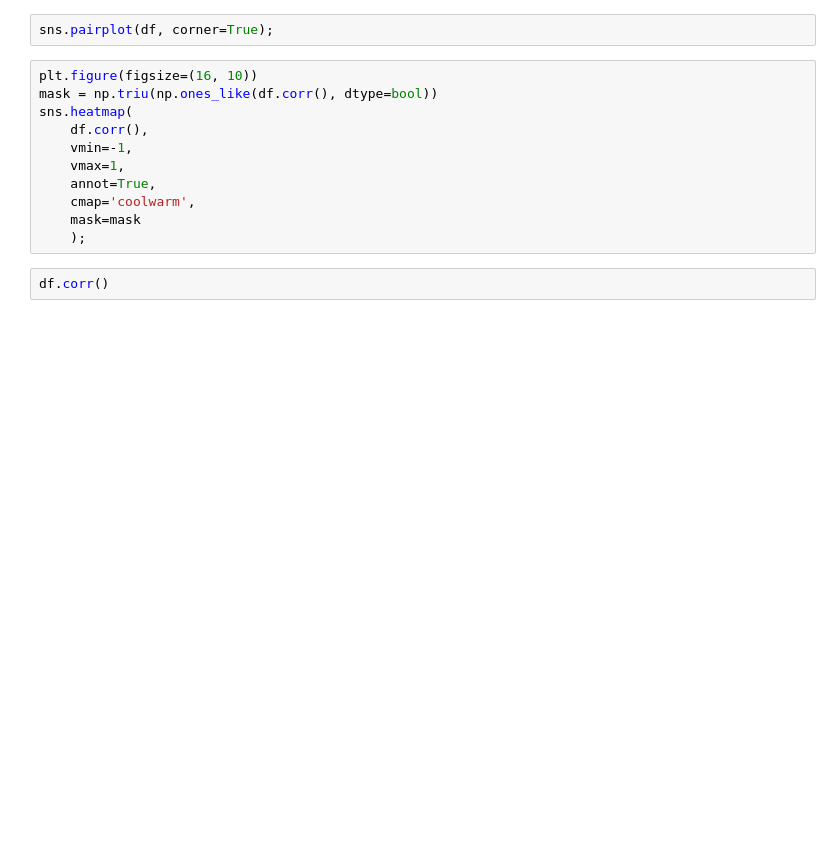
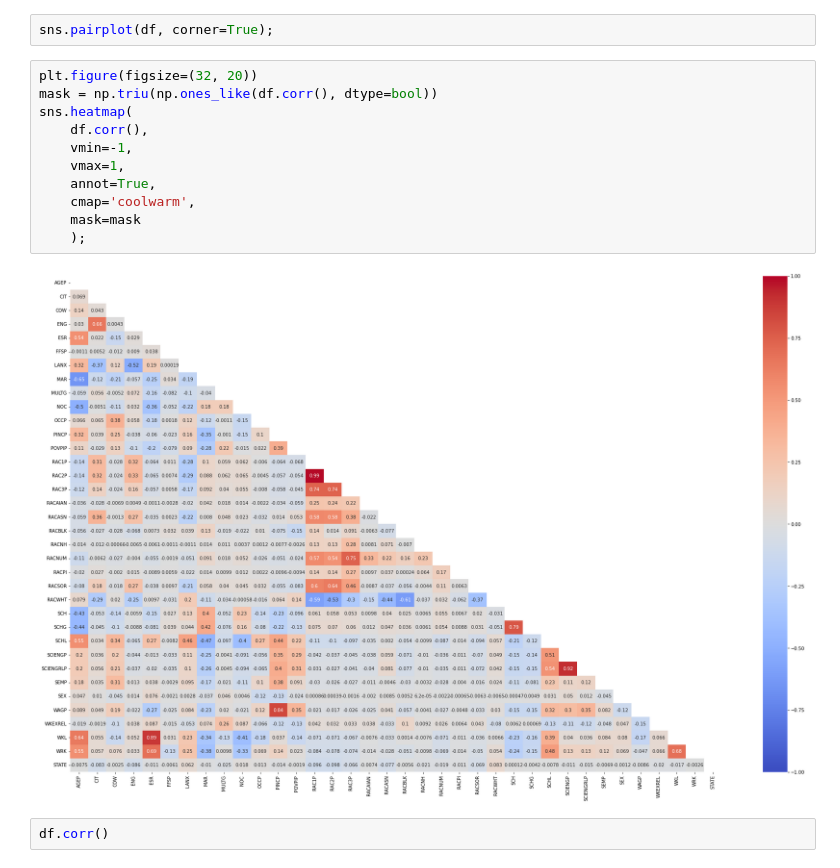
Before and after one commit to brandiehatch/capstone, a Jupyter notebook: 02-eda-capstone.ipynb, the cells around one changed output. Cells and saved outputs as stored; diff of their text form; blank space fills up the shorter version.

```diff
--- a/02-eda-capstone.ipynb
+++ b/02-eda-capstone.ipynb
@@ -118,16 +118,18 @@ Mean, mode, etc
 # %%
 sns.pairplot(df, corner=True);
 # %%
-plt.figure(figsize=(16, 10))
+plt.figure(figsize=(32, 20))
 mask = np.triu(np.ones_like(df.corr(), dtype=bool))
 sns.heatmap(
     df.corr(),
     vmin=-1,
     vmax=1,
     annot=True,
     cmap='coolwarm',
     mask=mask
     );
+# %% [output]
+[figure, added]
 # %%
 df.corr()
 # %% [output]
```
Also changed, not shown: parts of 7 cells of this notebook, 1 other file.
